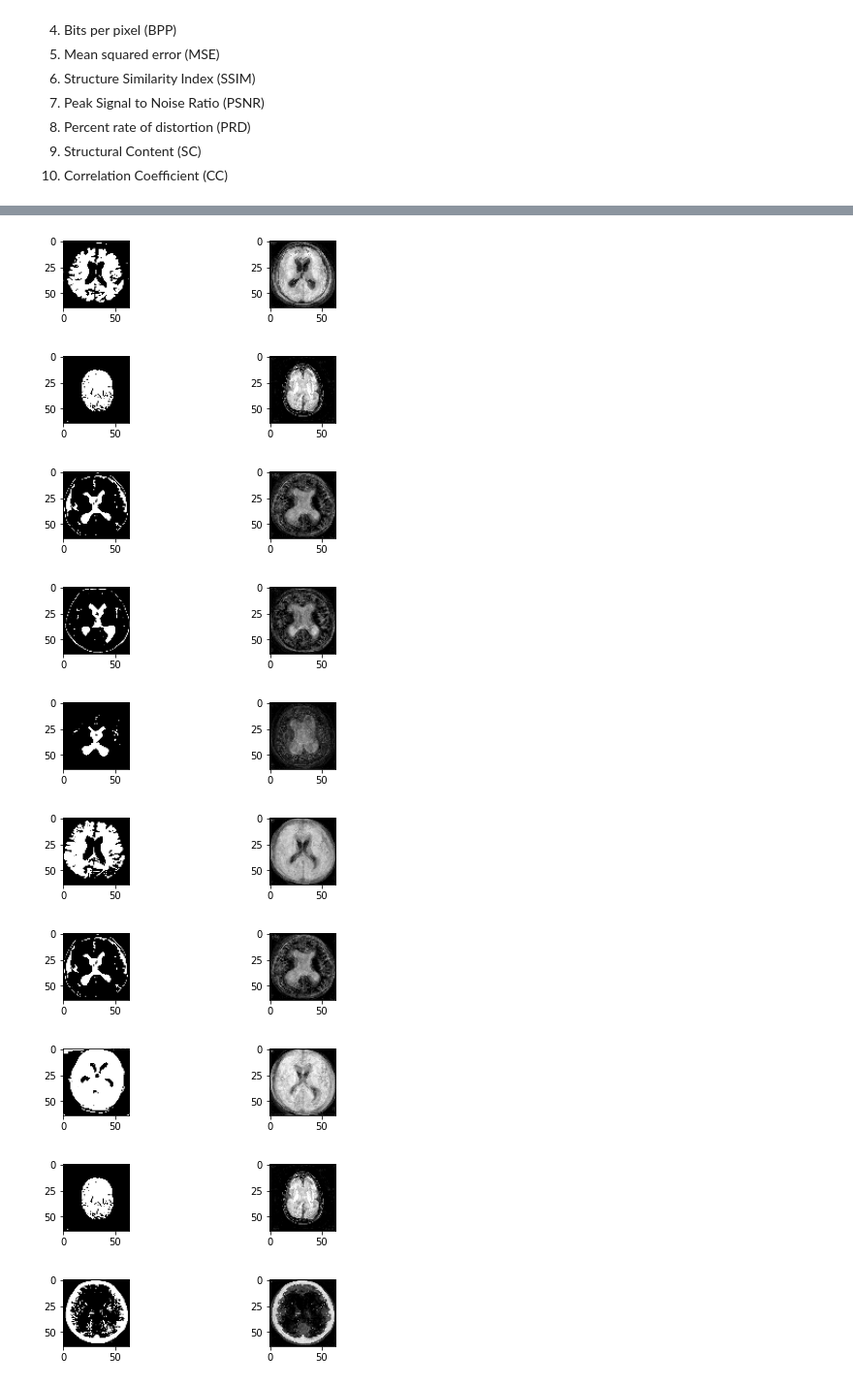
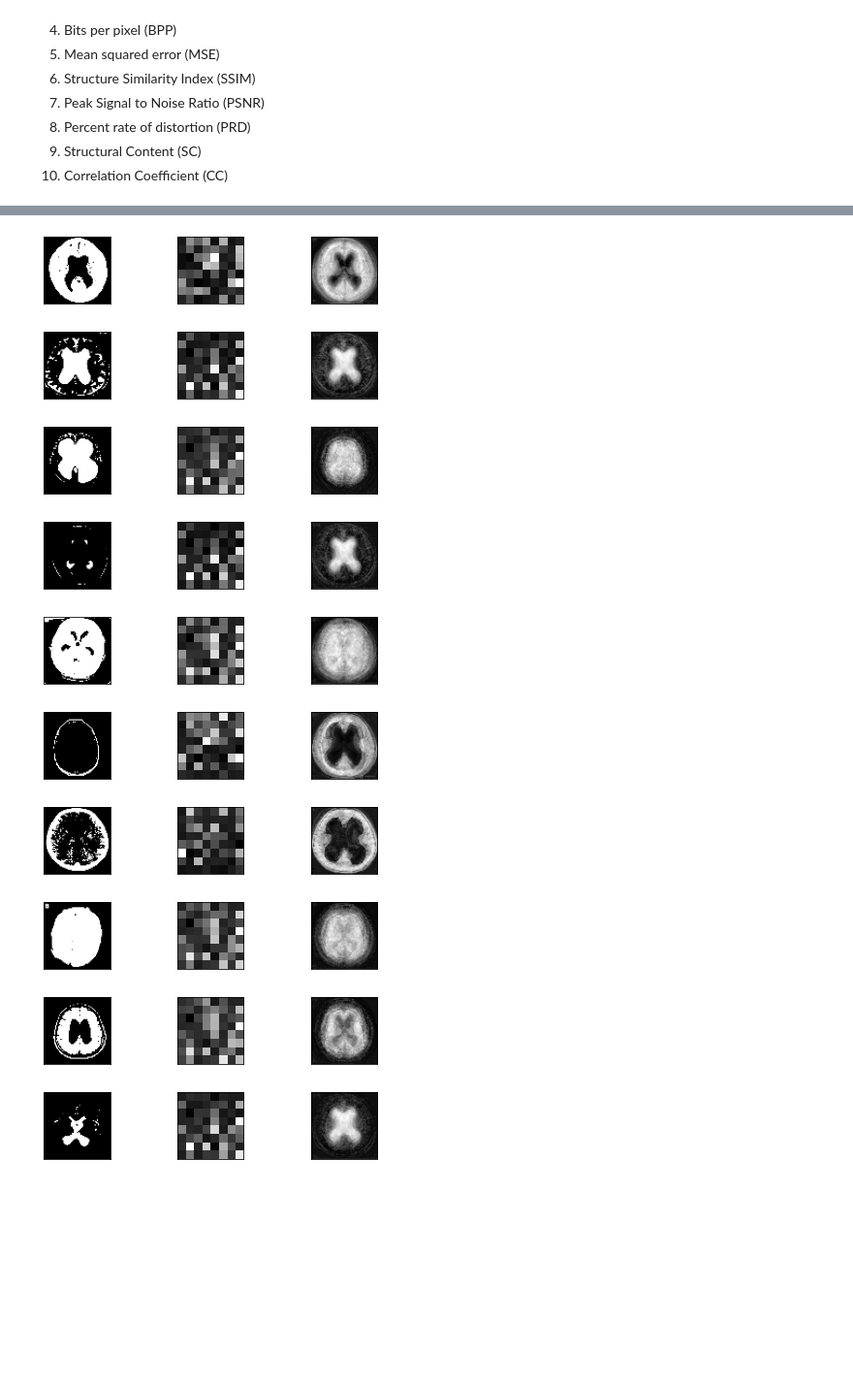
Before and after one commit to tirtharajsinha/Autoencoder_for_image_compression, a Jupyter notebook: Autoencoder.V.2 for image compression using Deep learning.ipynb, the cells around one changed output, grey strips where cells are left out. Shown: that part at 97% size. Saved outputs shown, nothing was run; the diff lists cells and outputs as text; code cells hidden in the pictures; blank space fills up the shorter version.

Commit message:
updated model architecture,grid view, calculation of performance parameter

```diff
--- a/Autoencoder.V.2 for image compression using Deep learning.ipynb
+++ b/Autoencoder.V.2 for image compression using Deep learning.ipynb
@@ -734,24 +722,42 @@ def performance_monitor(num_images_to_show = 5):
     # comparing some more images between original and decode image.
     performance=[]
 
+    if num_images_to_show==-1 or num_images_to_show>=x_test_org.shape[0]:
+        num_images_to_show=x_test_org.shape[0]
+
+    suffled_index=random.sample(range(0,x_test_org.shape[0]), num_images_to_show)
+
     columns =['Id', 'encoded image size (bits)', 'original image size (bits)',"compression ratio","BPP","space saving","MSE","SSIM","PSNR","PRD","SC","CC"]
-    for im_ind in range(num_images_to_show):
-        plot_ind = im_ind*2 + 1
-        rand_ind = np.random.randint(low=0, high=x_test.shape[0])
-        original_sample=x_test_org[rand_ind, :, :]
+
+    for im_ind,rand_ind in enumerate(suffled_index):
+        plot_ind = im_ind*3 + 1
+        original_sample=x_test_org[rand_ind]
         plt.figure(figsize=(7, round(num_images_to_show*1.5)))
-        plt.subplot(num_images_to_show, 2, plot_ind)
+        plt.subplot(num_images_to_show, 3, plot_ind)
         plt.imshow(original_sample, cmap="gray")
-        plt.subplot(num_images_to_show, 2, plot_ind+1)
+        plt.tick_params(axis="both", which="both",
+                top=False,bottom=False,left=False,right=False,
+                labelbottom=False,labeltop=False,labelleft=False,
+                labelright=False)
+        plt.subplot(num_images_to_show, 3, plot_ind+1)
+
 
         encoded_sample = encoded_samples[rand_ind]
+        plt.imshow(encoded_sample, cmap="gray")
+        plt.tick_params(axis="both", which="both",
+                top=False,bottom=False,left=False,right=False,
+                labelbottom=False,labeltop=False,labelleft=False,
+                labelright=False)
 
-        # convert 2D image to 3D
-        decodeds = cv2.cvtColor(decoded_images_orig[rand_ind], cv2.COLOR_GRAY2BGR)
         decoded_sample=decoded_images_orig[rand_ind]
         # Clipping data to the valid range for imshow with RGB data ([0..1]
-        plt.imshow(np.clip(decodeds, 0, 1))
-        comp_ratio,BPP,space_saving,size_bits_comp,size_bits_org=compression_ratio(encoded_sample,original_sample,im_ind)
+        plt.subplot(num_images_to_show, 3, plot_ind+2)
+        plt.imshow(decoded_sample,cmap="gray")
+        plt.tick_params(axis="both", which="both",
+                top=False,bottom=False,left=False,right=False,
+                labelbottom=False,labeltop=False,labelleft=False,
+                labelright=False)
+        comp_ratio,BPP,space_saving,size_bits_comp,size_bits_org=performance_param_generator(encoded_sample,original_sample,rand_ind)
         mse=MSE(original_sample,decoded_sample)
         ssim=round(SSIM(original_sample,decoded_sample),3)
         psnr=PSNR(original_sample,decoded_sample)
@@ -759,25 +765,26 @@ def performance_monitor(num_images_to_show = 5):
         sc=SC(original_sample,decoded_sample)
         cc=correlation_coeff(original_sample,decoded_sample)
 
-        performance.append([im_ind+1,size_bits_comp,size_bits_org,comp_ratio,BPP,space_saving,mse,ssim,psnr,prd,sc,cc])
+
+        performance.append([rand_ind+1,size_bits_comp,size_bits_org,comp_ratio,BPP,space_saving,mse,ssim,psnr,prd,sc,cc])
 
     plt.figure()
-    plt.scatter(encoded_images[:, 0], encoded_images[:, 1], c=y_test)
+    plt.scatter(encoded_images[:, 0], encoded_images[:, 1])
     plt.colorbar()
     table=pd.DataFrame(performance, columns=columns)
     table.set_index('Id',inplace=True)
     return table
 # %%
-num_images_to_show=26
+num_images_to_show=-1
 table=performance_monitor(num_images_to_show)
 # %% [output]
-[figure, old version]
+[figure, new version]
-[figure, old version]
+[figure, new version]
-[figure, old version]
+[figure, new version]
-[figure, old version]
+[figure, new version]
-[figure, old version]
+[figure, new version]
-[figure, old version]
+[figure, new version]
-[figure, old version]
+[figure, new version]
-[figure, old version]
+[figure, new version]
-[figure, old version]
+[figure, new version]
-[figure, old version]
+[figure, new version]
```
Also changed, not shown: parts of 27 cells of this notebook, 2 other files.
